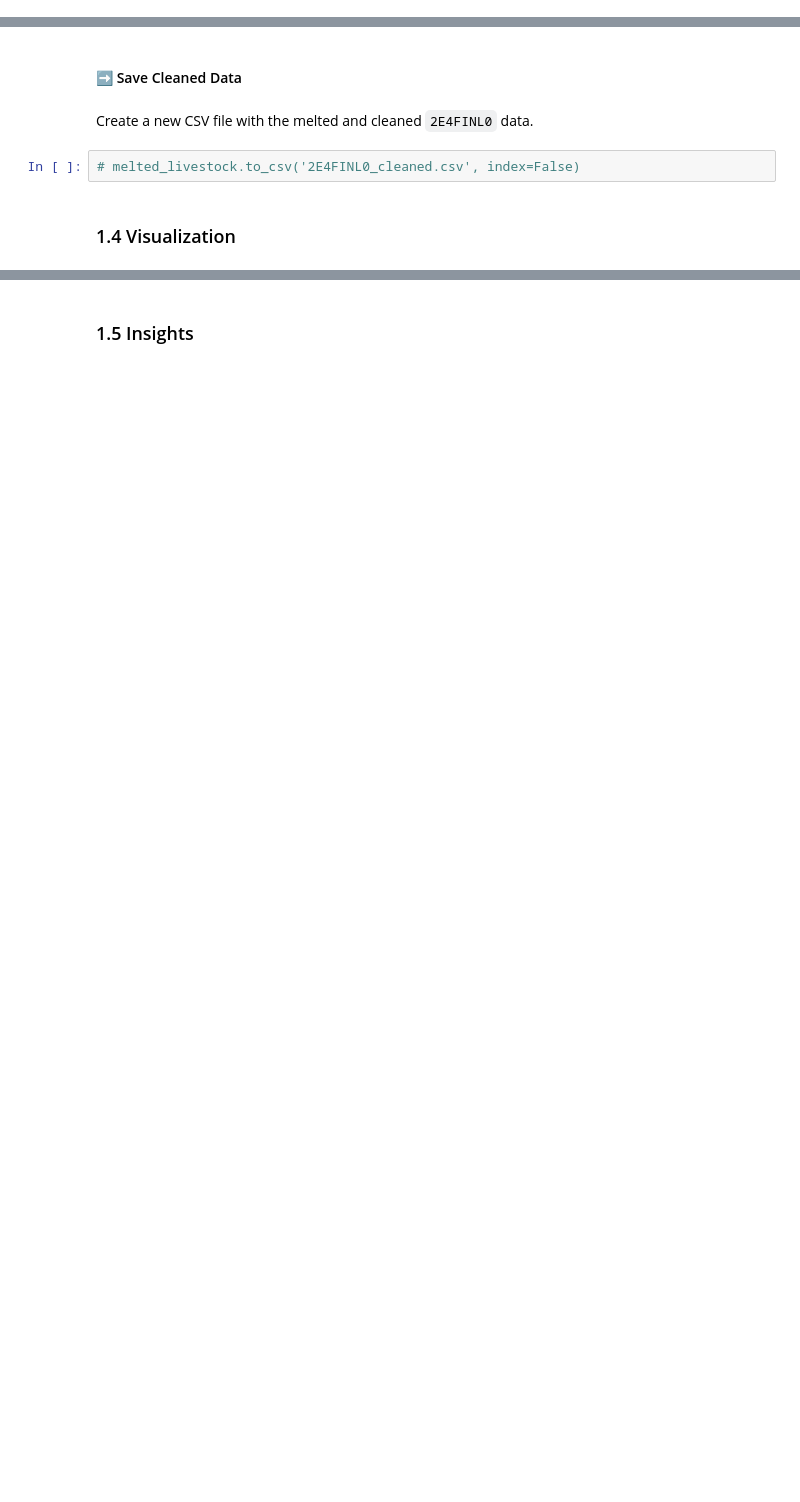
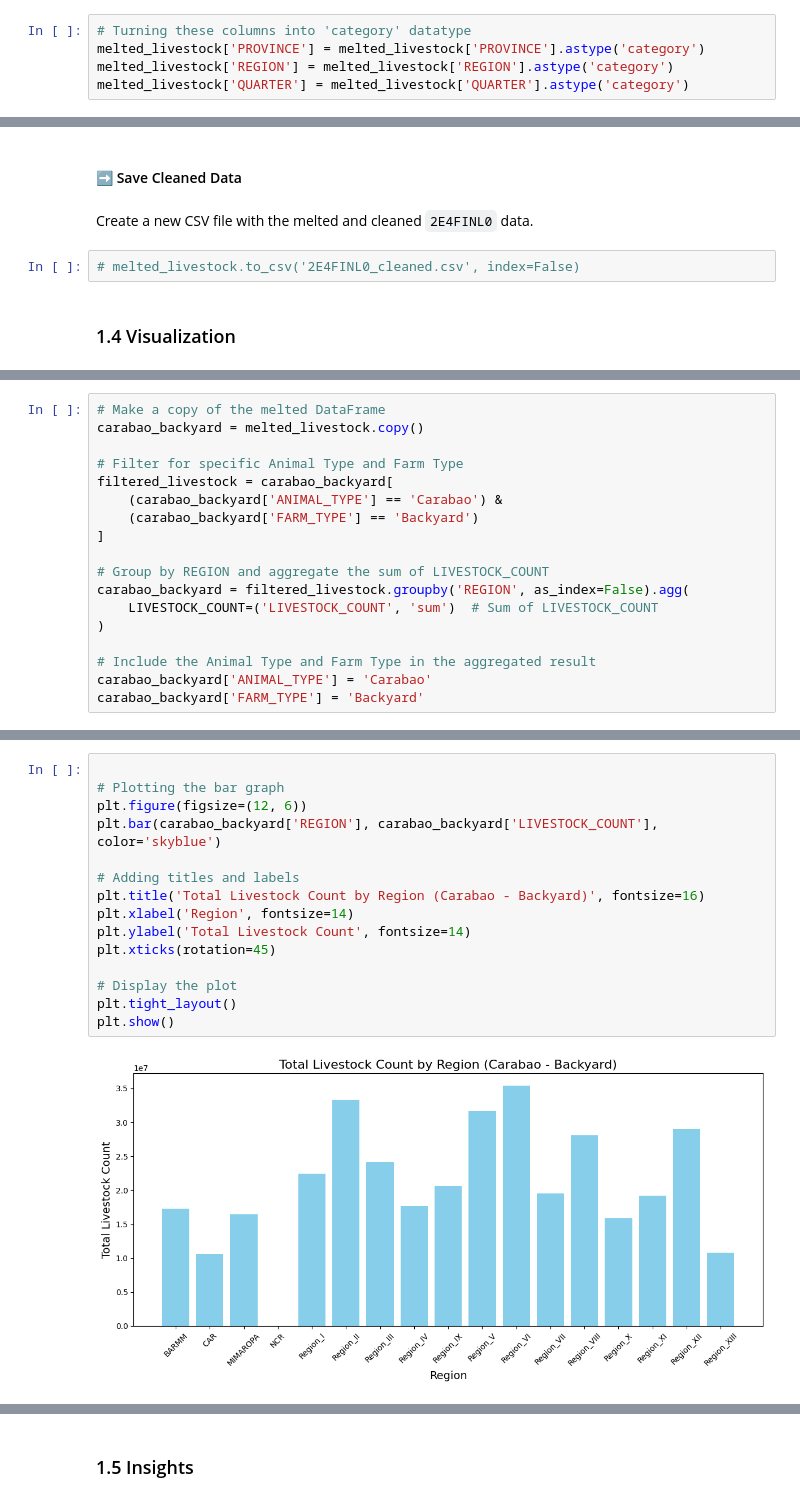
Before and after one commit to alpacaShiro/Livestock_Lifelines, a Jupyter notebook: Group2_4CSC_LivestockLifelines.ipynb, the cells around one changed output, grey strips where cells are left out. Cells and saved outputs as stored; diff of their text form; blank space fills up the shorter version.

Commit message:
Added Visualizations
1. Added Line Graph, Bar Graph, and Box  Plot

```diff
--- a/Group2_4CSC_LivestockLifelines.ipynb
+++ b/Group2_4CSC_LivestockLifelines.ipynb
@@ -521,6 +521,11 @@ melted_livestock.head()
 | 2 | Carabao | Backyard | Apayao | CAR | 1994_01_JANUARY | -1.0 |
 | 3 | Carabao | Backyard | Benguet | CAR | 1994_01_JANUARY | 7503.0 |
 | 4 | Carabao | Backyard | Ifugao | CAR | 1994_01_JANUARY | 16626.0 |
+# %%
+# Turning these columns into 'category' datatype
+melted_livestock['PROVINCE'] = melted_livestock['PROVINCE'].astype('category')
+melted_livestock['REGION'] = melted_livestock['REGION'].astype('category')
+melted_livestock['QUARTER'] = melted_livestock['QUARTER'].astype('category')
 # %% [markdown]
 #### ➡️ New Data Dictionary for melted_livestock Dataframe
 # %%
@@ -565,0 +573,18 @@ Create a new CSV file with the melted and cleaned `2E4FINL0` data.
+# %%
+# Make a copy of the melted DataFrame
+carabao_backyard = melted_livestock.copy()
+
+# Filter for specific Animal Type and Farm Type
+filtered_livestock = carabao_backyard[
+    (carabao_backyard['ANIMAL_TYPE'] == 'Carabao') &
+    (carabao_backyard['FARM_TYPE'] == 'Backyard')
+]
+
+# Group by REGION and aggregate the sum of LIVESTOCK_COUNT
+carabao_backyard = filtered_livestock.groupby('REGION', as_index=False).agg(
+    LIVESTOCK_COUNT=('LIVESTOCK_COUNT', 'sum')  # Sum of LIVESTOCK_COUNT
+)
+
+# Include the Animal Type and Farm Type in the aggregated result
+carabao_backyard['ANIMAL_TYPE'] = 'Carabao'
+carabao_backyard['FARM_TYPE'] = 'Backyard'
@@ -565,0 +613,17 @@ Create a new CSV file with the melted and cleaned `2E4FINL0` data.
+# %%
+
+# Plotting the bar graph
+plt.figure(figsize=(12, 6))
+plt.bar(carabao_backyard['REGION'], carabao_backyard['LIVESTOCK_COUNT'], color='skyblue')
+
+# Adding titles and labels
+plt.title('Total Livestock Count by Region (Carabao - Backyard)', fontsize=16)
+plt.xlabel('Region', fontsize=14)
+plt.ylabel('Total Livestock Count', fontsize=14)
+plt.xticks(rotation=45)
+
+# Display the plot
+plt.tight_layout()
+plt.show()
+# %% [output]
+[figure, added]
```
Also changed, not shown: parts of 7 cells of this notebook.
